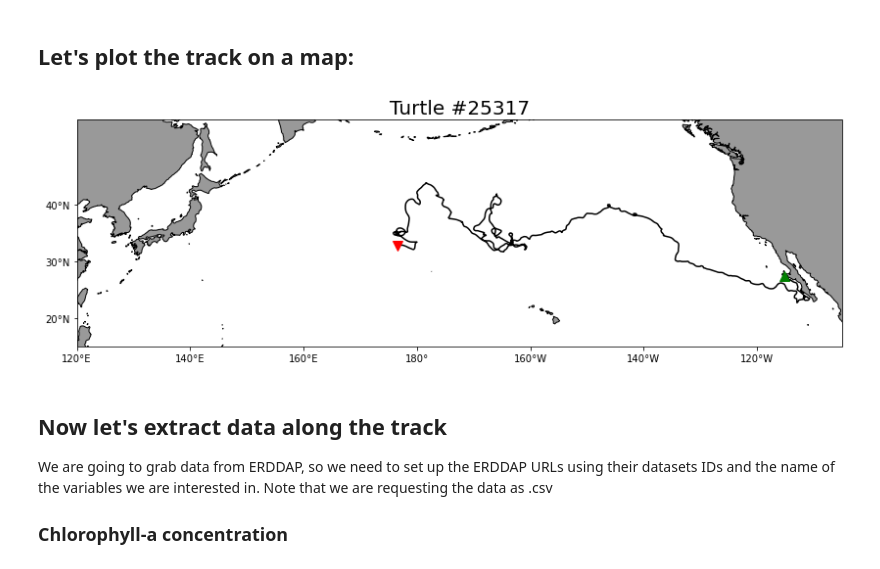
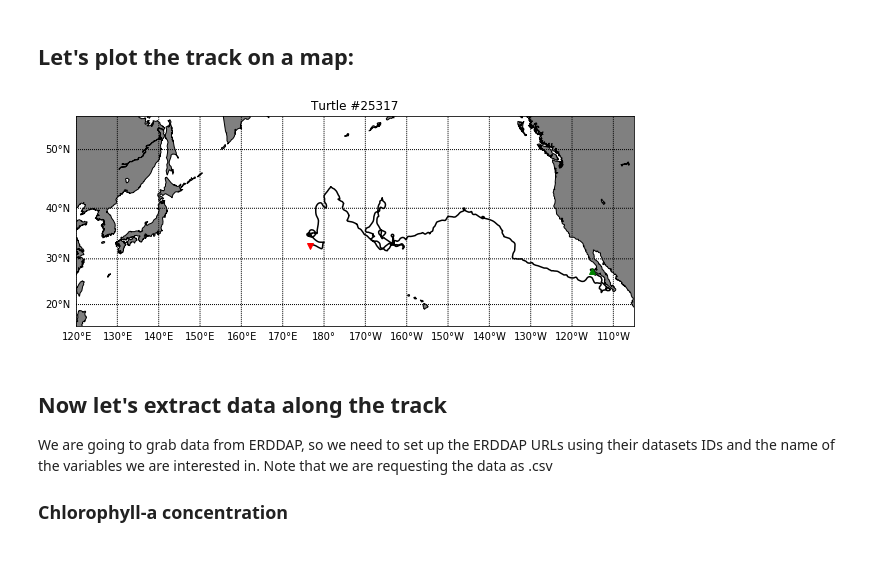
Before and after one commit to oceanwatch/python-satellite-course, a Jupyter notebook: OW_tutorial4.ipynb, the cells around one changed output. Drawn from its saved outputs; the diff is of its cells as text; code cells hidden in the pictures.

```diff
--- a/OW_tutorial4.ipynb
+++ b/OW_tutorial4.ipynb
@@ -38,37 +38,31 @@ df.head()
 | 4 | 178.058145 | 32.674011 | 2005 | 5 | 8 |
 # %% [markdown]
 ## Let's plot the track on a map:
-# %%
-import cartopy.crs as ccrs
-import cartopy.feature as cfeature
-from cartopy.mpl.ticker import LongitudeFormatter, LatitudeFormatter
-import matplotlib.pyplot as plt
-
-
-plt.figure(figsize=(14, 10))
-
-# Label axes of a Plate Carree projection with a central longitude of 180:
-
-ax1 = plt.subplot(211, projection=ccrs.PlateCarree(central_longitude=180))
-ax1.set_extent([120,255, 15, 55], ccrs.PlateCarree())
-ax1.add_feature(cfeature.LAND, facecolor='0.6')
-ax1.coastlines()
-ax1.set_xticks(range(120,255,20), crs=ccrs.PlateCarree())
-ax1.set_yticks(range(20,50,10), crs=ccrs.PlateCarree())
-lon_formatter = LongitudeFormatter(zero_direction_label=True)
-lat_formatter = LatitudeFormatter()
-ax1.xaxis.set_major_formatter(lon_formatter)
-ax1.yaxis.set_major_formatter(lat_formatter)
-
-x,y = list(df.mean_lon),list(df.mean_lat)
-ax1=plt.plot(x,y,transform=ccrs.PlateCarree(),color='k')
-ax1=plt.plot(x[0],y[0],marker='v',color='r',transform=ccrs.PlateCarree(),markersize=10)
-ax1=plt.plot(x[-1],y[-1],marker='^',color='g',transform=ccrs.PlateCarree(),markersize=10)
-plt.title('Turtle #25317', fontsize=20)
-
-plt.show()
-# %% [output]
-[figure, removed]
+# %%
+# Setup the bounding box for the zoom and bounds of the map
+bbox=[120 ,255, 15, 55]
+
+plt.figure(figsize=(10,10))
+# Define the projection, scale, the corners of the map, and the resolution.
+m = Basemap(projection='merc',llcrnrlat=bbox[2],urcrnrlat=bbox[3],\
+            llcrnrlon=bbox[0],urcrnrlon=bbox[1],lat_ts=10,resolution='l')
+
+# Draw coastlines and fill continents and water with color
+m.drawcoastlines()
+m.fillcontinents(color='gray')
+
+m.drawmeridians(np.arange(bbox[0], bbox[1], 10),labels=[0,0,0,1])
+m.drawparallels(np.arange(bbox[2]+5, bbox[3], 10),labels=[1,0,0,0])
+
+# build and plot coordinates onto map
+x,y = m(list(df.mean_lon),list(df.mean_lat))
+m.plot(x,y,color='k')
+m.plot(x[0],y[0],marker='v',color='r')
+m.plot(x[-1],y[-1],marker='^',color='g')
+plt.title("Turtle #25317")
+plt.show()
+# %% [output]
+[figure, added]
 # %% [markdown]
 ## Now let's extract data along the track
 
```
Also changed, not shown: parts of 11 cells of this notebook.
